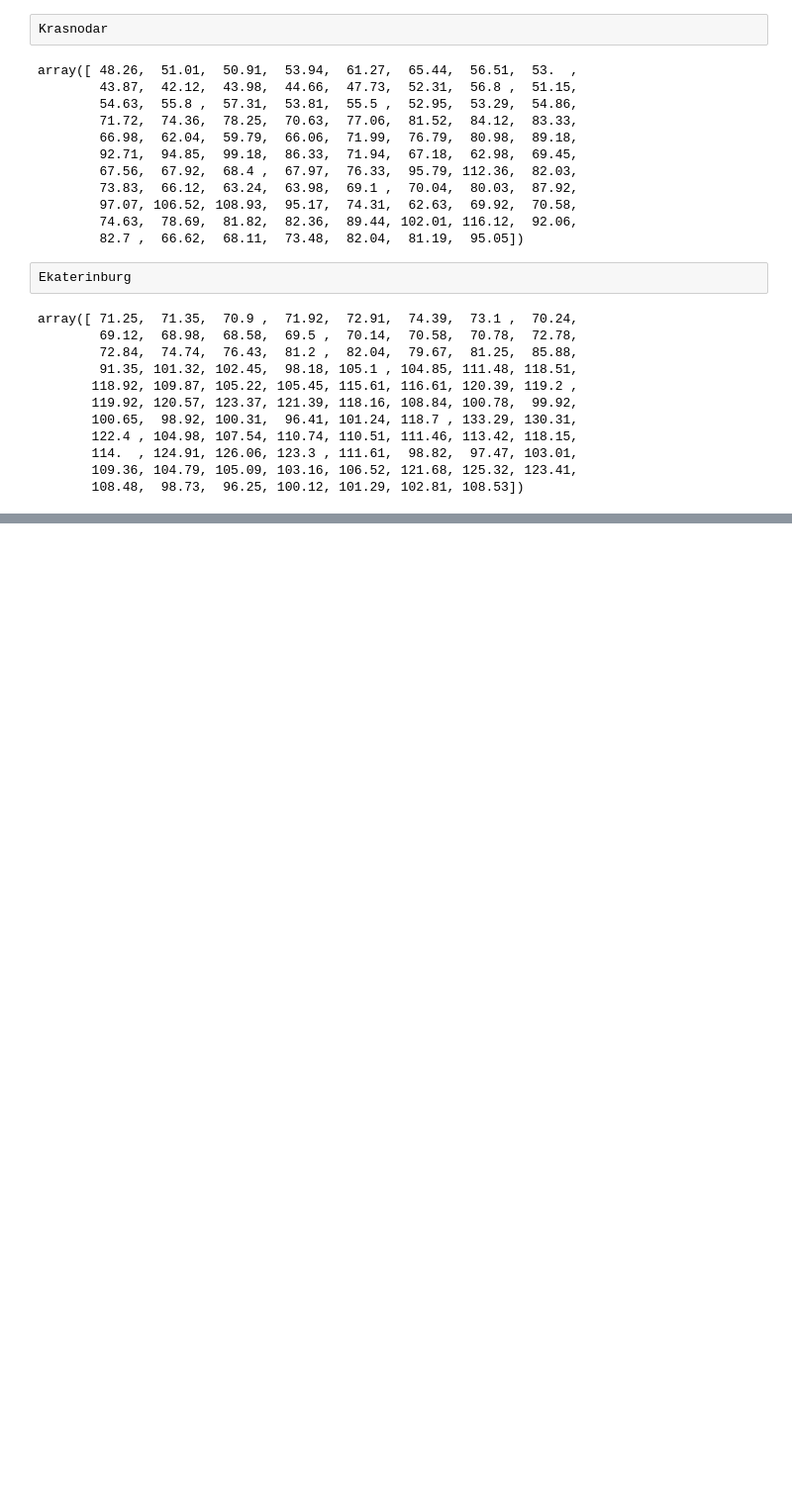
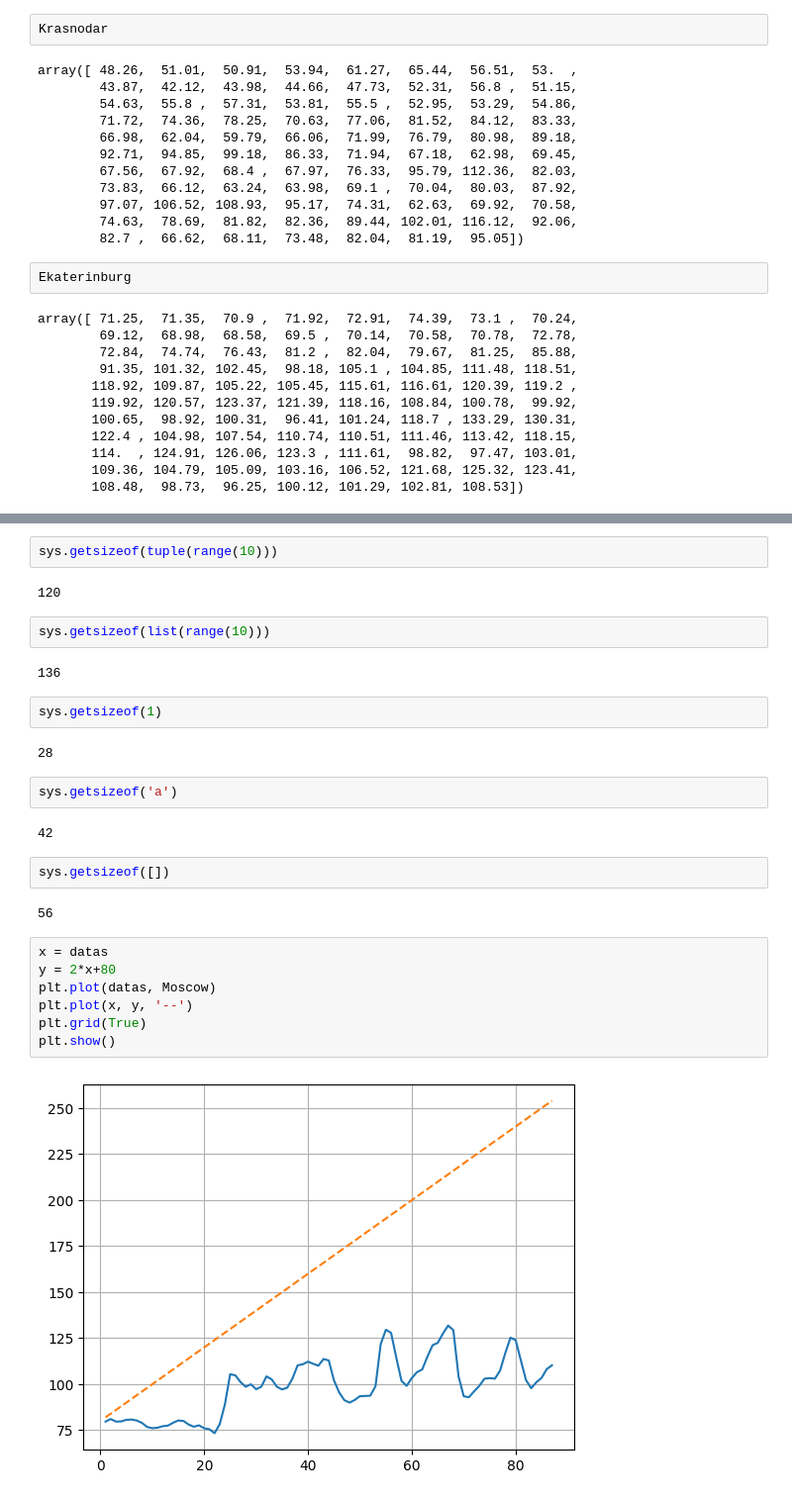
Before and after one commit to myke-oliveira/alura-numpy, a Jupyter notebook: Alura_Numpy.ipynb, the cells around one changed output, grey strips where cells are left out. Shown at 99% size. Drawn from its saved outputs; the diff is of its cells as text; blank space fills up the shorter version.

```diff
--- a/Alura_Numpy.ipynb
+++ b/Alura_Numpy.ipynb
@@ -267,0 +410,29 @@ array([ 71.25,  71.35,  70.9 ,  71.92,  72.91,  74.39,  73.1 ,  70.24,
+# %%
+sys.getsizeof(tuple(range(10)))
+# %% [output]
+120
+# %%
+sys.getsizeof(list(range(10)))
+# %% [output]
+136
+# %%
+sys.getsizeof(1)
+# %% [output]
+28
+# %%
+sys.getsizeof('a')
+# %% [output]
+42
+# %%
+sys.getsizeof([])
+# %% [output]
+56
+# %%
+x = datas
+y = 2*x+80
+plt.plot(datas, Moscow)
+plt.plot(x, y, '--')
+plt.grid(True)
+plt.show()
+# %% [output]
+[figure, added]
```
Also changed, not shown: parts of 34 cells of this notebook.
